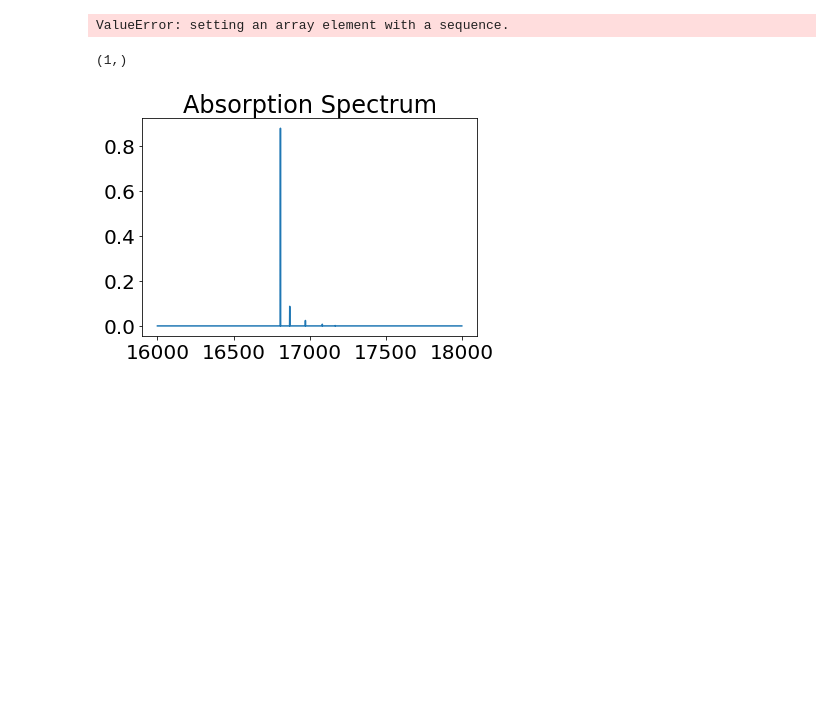
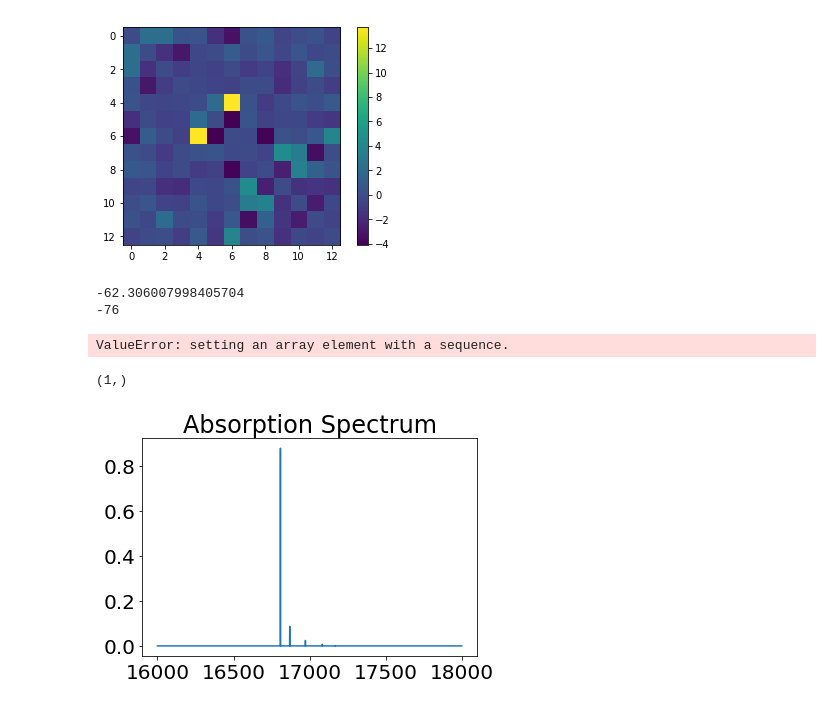
Before and after one commit to mreppert/PigmentHunter, a Jupyter notebook: couplingmatrix.ipynb, the cells around one changed output. Cells and saved outputs as stored; diff of their text form; code cells hidden in the pictures; blank space fills up the shorter version.

```diff
--- a/couplingmatrix.ipynb
+++ b/couplingmatrix.ipynb
@@ -270,7 +777,8 @@ Atom C1 of Chl 702 has these coordinates:
 
 Natoms = 46
 NChl = len(xstruc.cents)
-ChlAtoms = np.zeros((NChl, Natoms, 3))
+AtomPos = np.zeros((NChl, Natoms, 3))
+AtomQ = np.zeros((NChl, Natoms, 1))
 C = np.zeros((NChl,NChl))
 h = 6.62607015e-34 #J*s
 c = 2.998e10 #cm/s
@@ -279,32 +787,36 @@ for n in range(0,len(xstruc.resnums)):
     resnum = xstruc.resnums[n]
     tstruc = struc[':'+str(resnum+1)]
     AtNames = ['MG', 'CHA', 'CHB', 'CHC', 'CHD', 'NA', 'C1A', 'C2A', 'C3A', 'C4A', 'CMA', 'CAA', 'CBA', 'CGA', 'O1A', 'O2A', 'NB', 'C1B', 'C2B', 'C3B', 'C4B', 'CMB', 'CAB', 'CBB', 'NC', 'C1C', 'C2C', 'C3C', 'C4C', 'CMC', 'CAC', 'CBC', 'ND', 'C1D', 'C2D', 'C3D', 'C4D', 'CMD', 'CAD', 'OBD', 'CBD', 'CGD', 'O1D', 'O2D', 'CED', 'C1']
+    Q10 = np.array([-21.674,106.779,-48.696,-98.725,72.726,31.683,-130.820,10.048,2.389,77.983,5.556,-1.050,0.735,-8.040,-1.330,7.091,-62.297,81.122,4.777,-9.204,106.271,16.963,10.681,34.947,-12.166,83.646,-7.420,-1.126,-44.008,-5.161,8.020,1.012,108.292,-110.812,-11.981,8.799,-125.044,-25.156,-19.250,-20.044,-11.238,5.979,-5.388,1.811,-5.256,-1.424])
+    Q10 = Q10*1e-3*4.80326e-10 # cgs base units for charge: cm^3/2 g^1/2 s^−1
+    dip = np.zeros((3,))
     for at in range(0,len(AtNames)):
         name = AtNames[at] #AtNames is a matrix with all the atoms name; (at)th name on the matrix
         atstruc = tstruc['@'+name]
         if len(atstruc.coordinates)>0:
-            ChlAtoms[n, at, :] = (atstruc.coordinates[0]) #of resnum, which atom number you are on, : (everything)
-
+            AtomPos[n, at, :] = (atstruc.coordinates[0])*(1e-8) # cm
+            AtomQ[n,at] = Q10[at] # cm^3/2 g^1/2 s^−1
+            dip += AtomPos[n,at,:]*AtomQ[n,at]
         else:
             print("Error! Chl " + str(resnum) + ' was incomplete.')
             print("Could not find atom with name " + name)
+    if np.linalg.norm(dip)>0:
+        print(np.linalg.norm(dip))
+        AtomQ[n,:] *= (4.3e-18)/np.linalg.norm(dip)
 
 #Partial charge potentials from SI information
-list1 = [-20.742,171.473,-52.285,-177.983,54.880,49.179,-176.145,14.161,-0.023,93.117,3.686,-0.723,0.563,-8.486,-1.273,7.964,-86.872,96.238,17.126,-27.569,181.543,21.362,8.694,25.870,-60.172,184.094,-27.645,12.196,-31.390,-1.921,12.949,2.318,144.929,-136.481,-12.055,-5.037,-197.159,-30.178,3.730,-22.673,-26.107,4.964,-4.611,2.960,-4.956,-1.510]
-qA = np.array(list1)*1.0e-3 #put q in cgs units
-list2 = [-21.674,106.779,-48.696,-98.725,72.726,31.683,-130.820,10.048,2.389,77.983,5.556,-1.050,0.735,-8.040,-1.330,7.091,-62.297,81.122,4.777,-9.204,106.271,16.963,10.681,34.947,-12.166,83.646,-7.420,-1.126,-44.008,-5.161,8.020,1.012,108.292,-110.812,-11.981,8.799,-125.044,-25.156,-19.250,-20.044,-11.238,5.979,-5.388,1.811,-5.256,-1.424]
-qB = np.array(list2)*1.0e-3 #power operator is a little slow
+#list1 = [-20.742,171.473,-52.285,-177.983,54.880,49.179,-176.145,14.161,-0.023,93.117,3.686,-0.723,0.563,-8.486,-1.273,7.964,-86.872,96.238,17.126,-27.569,181.543,21.362,8.694,25.870,-60.172,184.094,-27.645,12.196,-31.390,-1.921,12.949,2.318,144.929,-136.481,-12.055,-5.037,-197.159,-30.178,3.730,-22.673,-26.107,4.964,-4.611,2.960,-4.956,-1.510]
+#qA = np.array(list1)*1.0e-3 #put q in cgs units
 
 for m in range (0,NChl):
     for n in range(0,m):
-        for atm in range (0, Natoms): #Summation
-            for atn in range(0,Natoms): #Summation
-                Rmn = (ChlAtoms[m,atm,:]-ChlAtoms[n,atn,:])*(1e-8) #distance in pdb is angstrom so convert to cm
+        for atm in range (0, Natoms):
+            for atn in range(0,Natoms):
+                Rmn = AtomPos[m,atm,:]-AtomPos[n,atn,:]
                 rmn = np.linalg.norm(Rmn)
-                chargeproduct = (qA[atm]*qB[atn])*(4.80326e-10)**2 #cgs base unit - erg - g/cm**2*sec**2 - conveert values to wavenumbers; find hbar/h in cgs units; convert erg to joules (1 erg is ~10**7J) - multiple by (10^-7/planks constant)/speed of light
-                #C[m,n]+= (charge)/(rmn)
-                C[m,n]+= (((chargeproduct)/(rmn))*(1e-7))/(h*c)
+                C[m,n]+= (((AtomQ[m,atm]*AtomQ[n,atn])/(rmn))*(1e-7))/(h*c)
 
 C = C + np.transpose(C)
-print(C)
+
+print(np.round(C))
 # %% [output]
@@ -319,3 +898,17 @@ print(np.shape(xstruc.dips))
+# %%
+
+#plt.imshow(C/np.max(np.abs(C)) - RengerC/np.max(np.abs(RengerC)))
+plt.imshow(C - RengerC)
+plt.colorbar()
+plt.show()
+
+np.max(np.abs(C))/np.mean(np.max(RengerC))
+print(C[4,6])
+print(RengerC[4,6])
+# %% [output]
+[figure, added]
+-62.306007998405704
+-76
 # %%
 # Set up the frequency axis
 v1 = 16000
```
Also changed, not shown: parts of 11 cells of this notebook, 2 other files.
